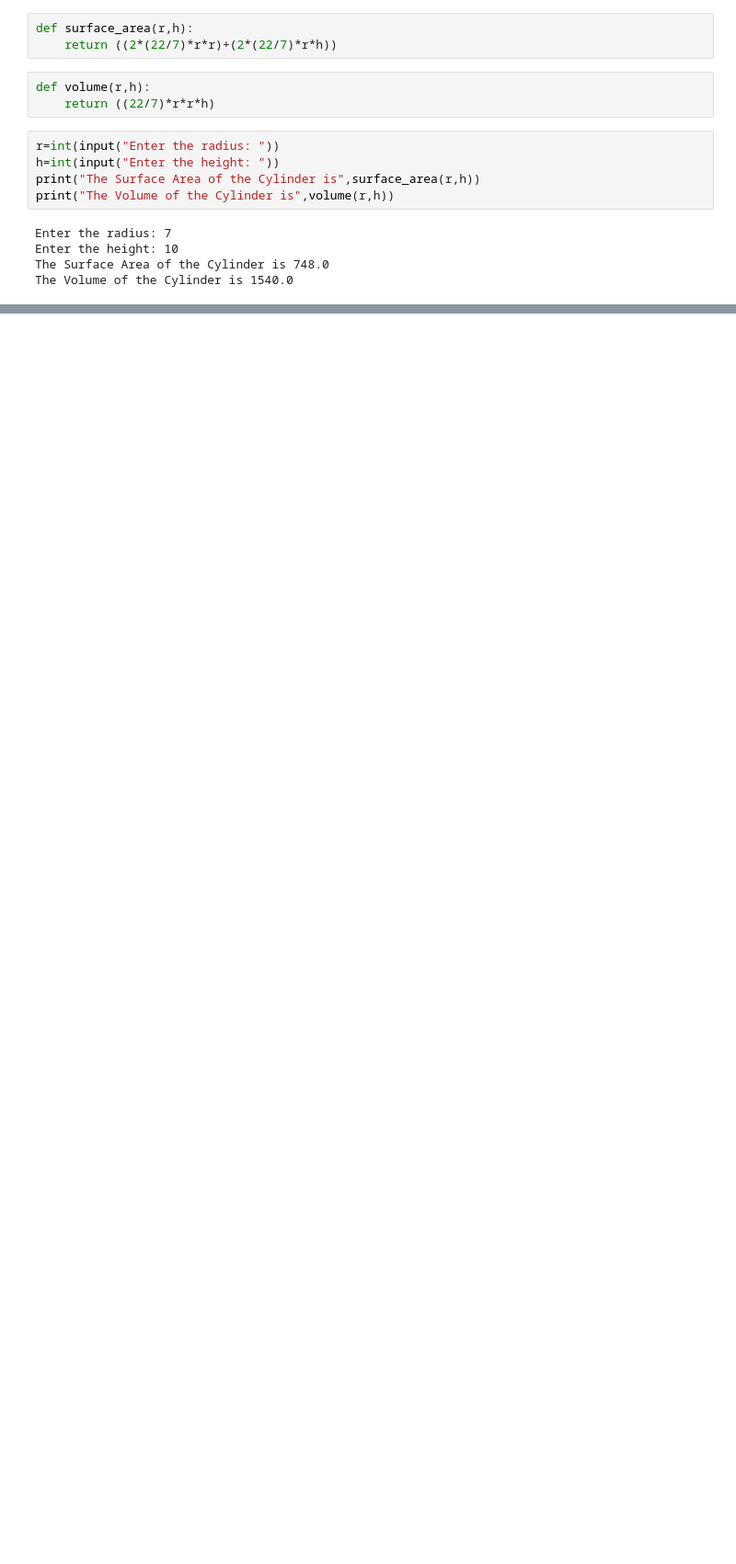
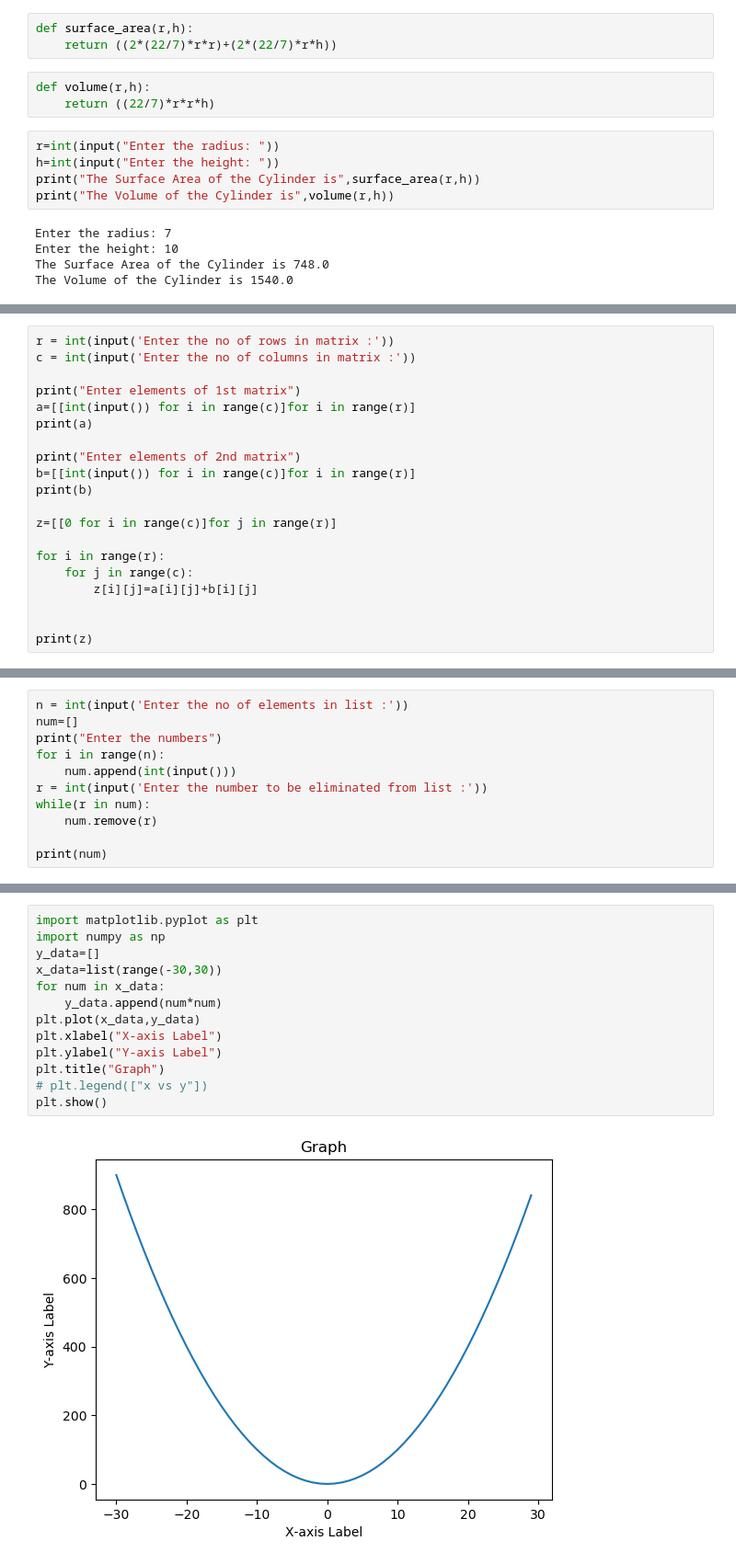
Before and after one commit to TejasRanjith/Lab, a Jupyter notebook: PythonLab/Untitled.ipynb, the cells around one changed output, grey strips where cells are left out. Shown: that part at 92% size. Drawn from its saved outputs; the diff is of its cells as text; blank space fills up the shorter version.

```diff
--- a/PythonLab/Untitled.ipynb
+++ b/PythonLab/Untitled.ipynb
@@ -287,0 +222,20 @@ After comparing, Both tuples are not equal...
+# %%
+r = int(input('Enter the no of rows in matrix :'))
+c = int(input('Enter the no of columns in matrix :'))
+
+print("Enter elements of 1st matrix")
+a=[[int(input()) for i in range(c)]for i in range(r)]
+print(a)
+
+print("Enter elements of 2nd matrix")
+b=[[int(input()) for i in range(c)]for i in range(r)]
+print(b)
+
+z=[[0 for i in range(c)]for j in range(r)]
+
+for i in range(r):
+    for j in range(c):
+        z[i][j]=a[i][j]+b[i][j]
+
+
+print(z)
@@ -287,0 +258,11 @@ After comparing, Both tuples are not equal...
+# %%
+n = int(input('Enter the no of elements in list :'))
+num=[]
+print("Enter the numbers")
+for i in range(n):
+    num.append(int(input()))
+r = int(input('Enter the number to be eliminated from list :'))
+while(r in num):
+    num.remove(r)
+
+print(num)
@@ -287,0 +389,15 @@ After comparing, Both tuples are not equal...
+# %%
+import matplotlib.pyplot as plt
+import numpy as np
+y_data=[]
+x_data=list(range(-30,30))
+for num in x_data:
+    y_data.append(num*num)
+plt.plot(x_data,y_data)
+plt.xlabel("X-axis Label")
+plt.ylabel("Y-axis Label")
+plt.title("Graph")
+# plt.legend(["x vs y"])
+plt.show()
+# %% [output]
+[figure, added]
```
Also changed, not shown: parts of 17 cells of this notebook.
